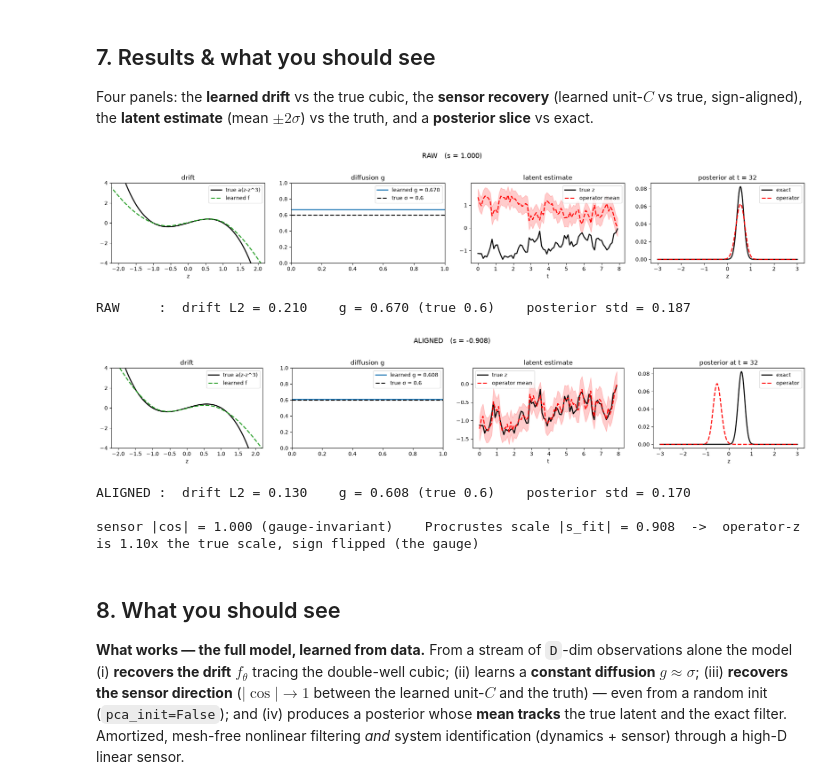
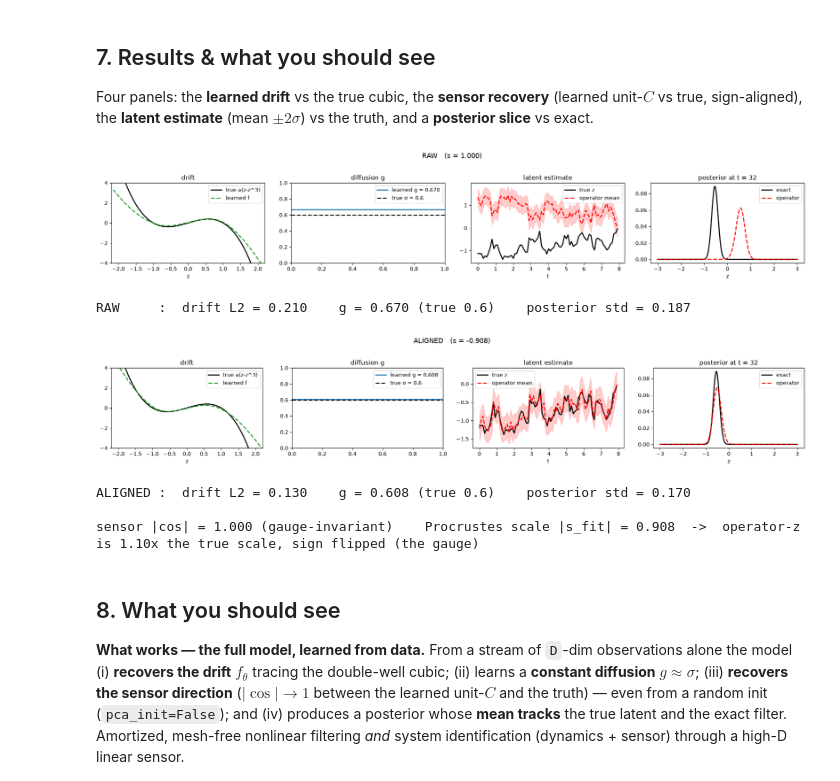
Before and after one commit to aaprasad/opssm, a Jupyter notebook: notebooks/neural_zakai_from_scratch.ipynb, the cells around one changed output. Cells and saved outputs as stored; diff of their text form; code cells hidden in the pictures.

Commit message:
fix(notebook): posterior reference in the TRUE gauge (fixes reflected aligned panel)
The p(z,t) reference filter filt_v was built with the LEARNED sensor s_scale*C_cur,
which lives in the operator's (here sign-flipped) gauge. So RAW overlapped (both in
the flipped frame) but ALIGNED pushed only the operator to the true frame, leaving
the reference flipped -> a reflected posterior. Build filt_v with the true C_true,d_true
instead: now RAW mirrors (consistent with the RAW latent panel) and ALIGNED overlaps.
Deterministic re-run unchanged (s_fit=-0.908, aligned drift L2 0.13, g 0.608).

Co-Authored-By: Claude Opus 4.8 <noreply@anthropic.com>

```diff
--- a/notebooks/neural_zakai_from_scratch.ipynb
+++ b/notebooks/neural_zakai_from_scratch.ipynb
@@ -419,7 +419,9 @@ mask_v = torch.ones(T, n_val, 1, device=dev)
 with torch.no_grad():
     op = model.log_posterior(y_val, mask_v, zg).exp().cpu()               # (T, n_val, Nz) operator posterior
 filt_v = exact_filter_highd(y_val.cpu(), z_grid, a, sigma, noise_std, dt, n_sub,
-                            (s_scale * C_cur).cpu(), d_cur.cpu())          # exact filter (true gauge, validation only)
+                            C_true.cpu(), d_true.cpu())                     # exact filter in the TRUE gauge (the frame
+#   of z_val_true) -- NOT the learned sensor s_scale*C_cur, which lives in the operator's (here sign-flipped)
+#   gauge. Using the true sensor makes RAW show the gauge mirror (consistent w/ the latent panel) and ALIGNED overlap.
 m_op = (op * z_grid).sum(-1); s_op = (op * z_grid**2).sum(-1).sub(m_op**2).clamp_min(0).sqrt()
 zn = z_grid.numpy(); tt = 2 * T // 5
 
@@ -434,36 +436,36 @@ s_fit = float((z_val_true * m_op).sum() / m_op.pow(2).sum())
 def show(s, tag):
     with torch.no_grad():
         f_disp = (s * drift_net.drift(zg / s)[0]).cpu().numpy()            # s * f_op(z/s): true-scale drift if aligned
     fig, ax = plt.subplots(1, 4, figsize=(19, 3.4)); fig.suptitle(f"{tag}   (s = {s:.3f})", y=1.03, fontsize=13)
     ax[0].plot(zn, (a*(z_grid - z_grid**3)).numpy(), "k-", lw=2, label="true a(z-z^3)")
     ax[0].plot(zn, f_disp, "C2--", lw=2, label="learned f"); ax[0].set_ylim(-4, 4); ax[0].set_xlim(-2.2, 2.2)
     ax[0].set_title("drift"); ax[0].set_xlabel("z"); ax[0].legend()
     ax[1].axhline(abs(s) * g_cur, color="C0", lw=2, label=f"learned g = {abs(s)*g_cur:.3f}")
     ax[1].axhline(sigma, ls="--", c="k", lw=2, label=f"true σ = {sigma}")
     ax[1].set_ylim(0, 1); ax[1].set_title("diffusion g"); ax[1].legend()
     mo = (s * m_op[:, 0]).numpy(); so = (abs(s) * s_op[:, 0]).numpy()
     ax[2].plot(ts, z_val_true[:, 0], "k-", lw=2, label="true z"); ax[2].plot(ts, mo, "r--", lw=2, label="operator mean")
     ax[2].fill_between(ts, mo - 2*so, mo + 2*so, color="r", alpha=0.2)
     ax[2].set_title("latent estimate"); ax[2].set_xlabel("t"); ax[2].legend()
     op_t = op[tt, 0].numpy()
     if s != 1.0:                                                          # push posterior to the true frame p(z/s)/s
         op_t = np.interp(zn / s, zn, op_t) / abs(s); op_t = op_t / op_t.sum()
     ax[3].plot(zn, filt_v[tt, 0], "k-", lw=2, label="exact"); ax[3].plot(zn, op_t, "r--", lw=2, label="operator")
     ax[3].set_title(f"posterior at t = {tt}"); ax[3].set_xlabel("z"); ax[3].legend()
     plt.tight_layout(); plt.show()
     on = (z_grid.abs() <= 1.5).numpy()
     dl2 = (((f_disp - (a*(z_grid - z_grid**3)).numpy())[on]) ** 2).mean() ** 0.5
     print(f"{tag:8s}:  drift L2 = {dl2:.3f}    g = {abs(s)*g_cur:.3f} (true {sigma})    posterior std = {(abs(s)*s_op).mean():.3f}")
 
 show(1.0, "RAW")
 show(s_fit, "ALIGNED")
 cc = abs(float(C_cur.cpu() @ C_true_u.cpu()))
 print(f"\nsensor |cos| = {cc:.3f} (gauge-invariant)    Procrustes scale |s_fit| = {abs(s_fit):.3f}"
       f"  ->  operator-z is {1/abs(s_fit):.2f}x the true scale, sign {'flipped' if s_fit < 0 else 'kept'} (the gauge)")
 # %% [output]
-[figure, old version]
+[figure, new version]
 RAW     :  drift L2 = 0.210    g = 0.670 (true 0.6)    posterior std = 0.187
-[figure, old version]
+[figure, new version]
 ALIGNED :  drift L2 = 0.130    g = 0.608 (true 0.6)    posterior std = 0.170
 
 sensor |cos| = 1.000 (gauge-invariant)    Procrustes scale |s_fit| = 0.908  ->  operator-z is 1.10x the true scale, sign flipped (the gauge)
```
